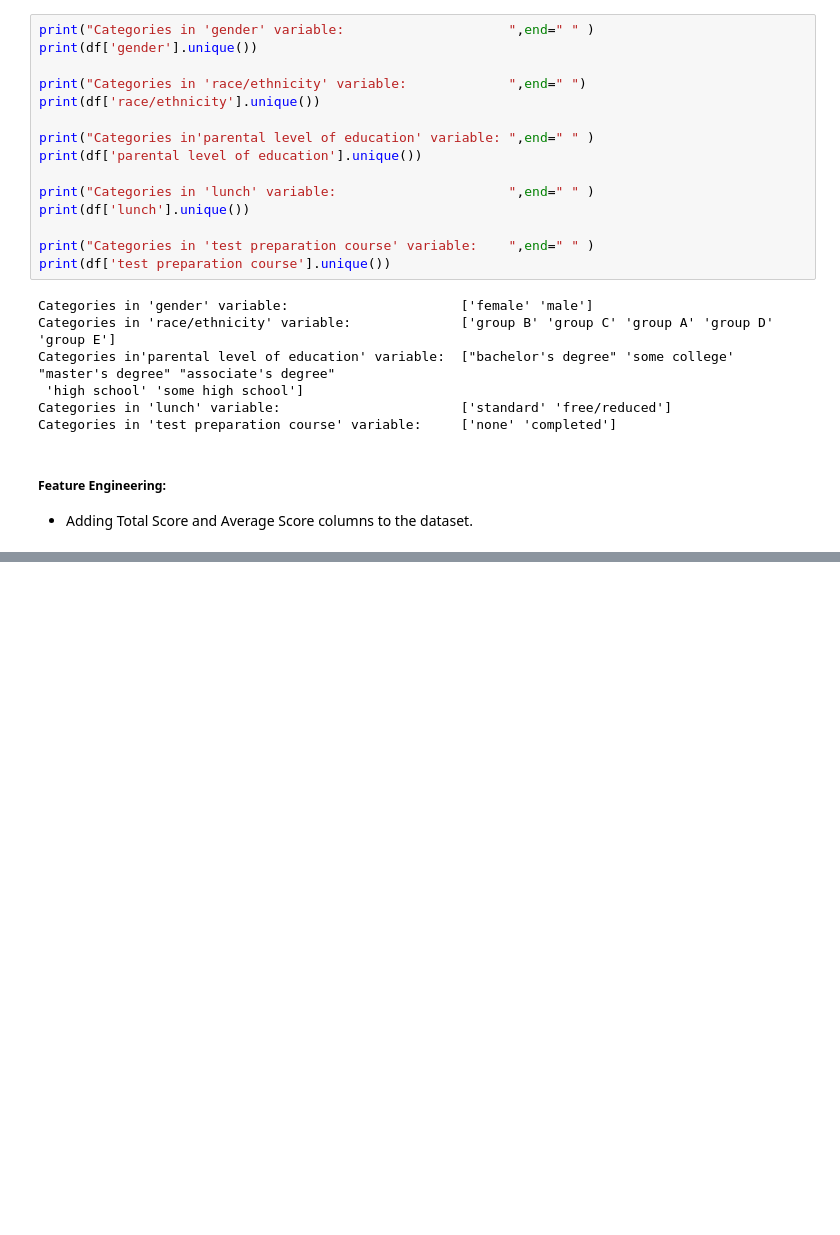
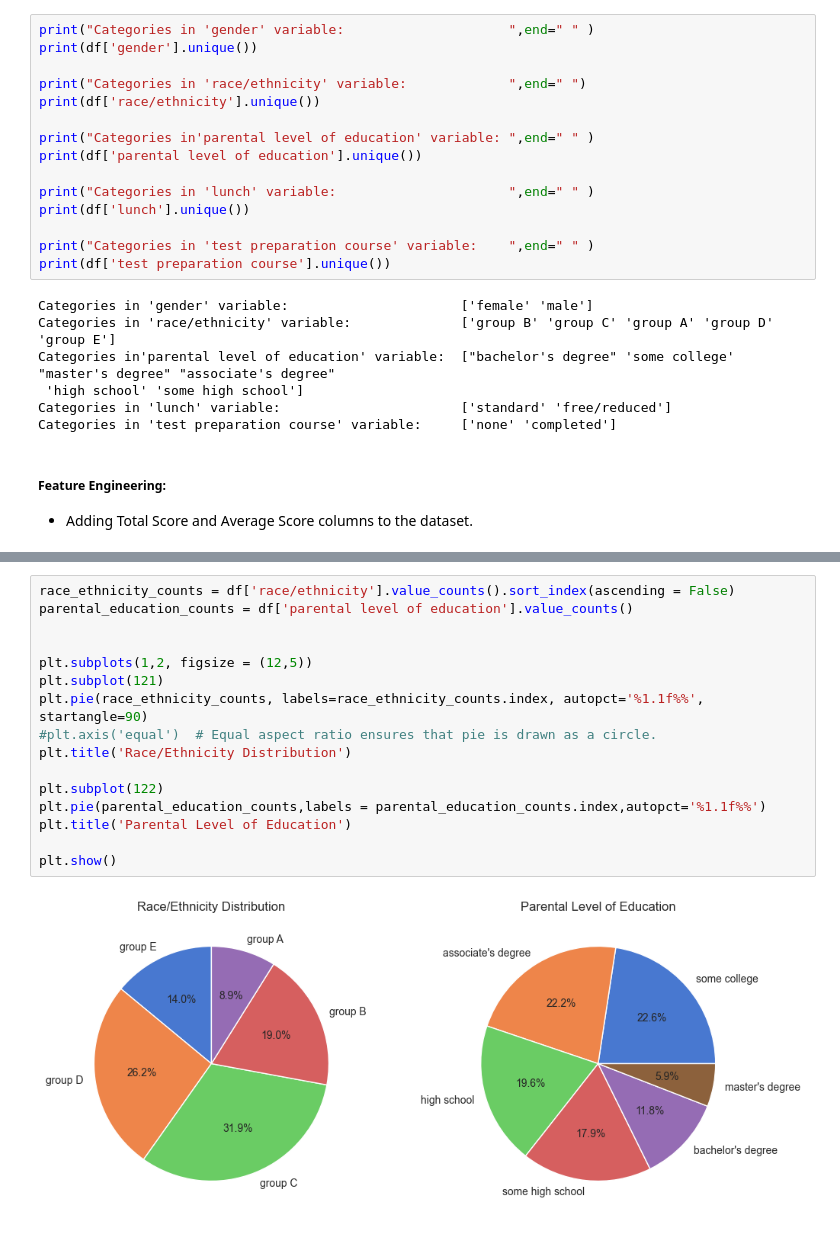
Before and after one commit to arc-koshe/ml-project, a Jupyter notebook: src/notebook/EDA Student Dataset.ipynb, the cells around one changed output, grey strips where cells are left out. Cells and saved outputs as stored; diff of their text form; blank space fills up the shorter version.

```diff
--- a/src/notebook/EDA Student Dataset.ipynb
+++ b/src/notebook/EDA Student Dataset.ipynb
@@ -160,0 +236,18 @@ df.sample(5)
+# %%
+race_ethnicity_counts = df['race/ethnicity'].value_counts().sort_index(ascending = False)
+parental_education_counts = df['parental level of education'].value_counts()
+
+
+plt.subplots(1,2, figsize = (12,5))
+plt.subplot(121)
+plt.pie(race_ethnicity_counts, labels=race_ethnicity_counts.index, autopct='%1.1f%%', startangle=90)
+#plt.axis('equal')  # Equal aspect ratio ensures that pie is drawn as a circle.
+plt.title('Race/Ethnicity Distribution')
+
+plt.subplot(122)
+plt.pie(parental_education_counts,labels = parental_education_counts.index,autopct='%1.1f%%')
+plt.title('Parental Level of Education')
+
+plt.show()
+# %% [output]
+[figure, added]
```
Also changed, not shown: parts of 11 cells of this notebook, 1 other file.
